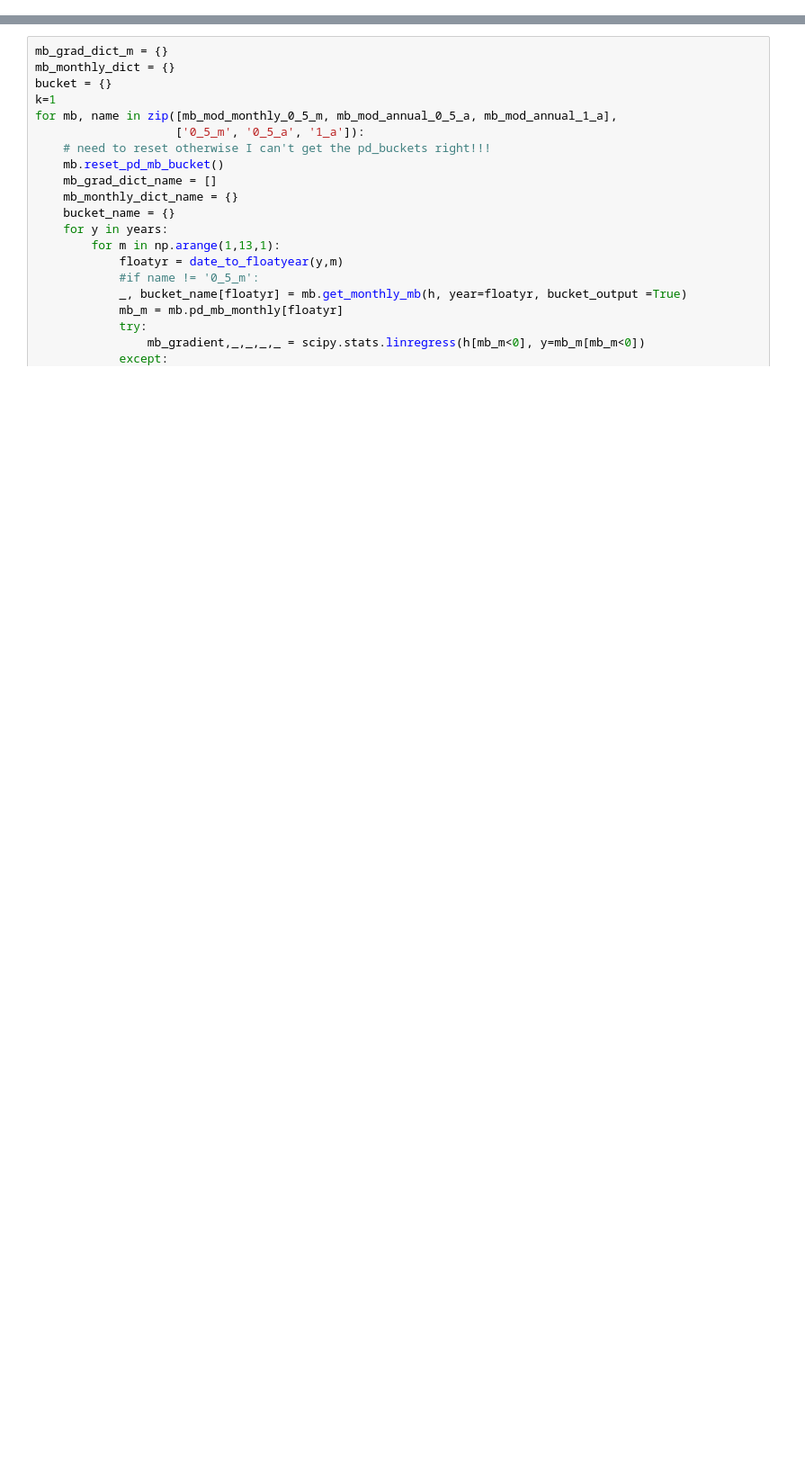
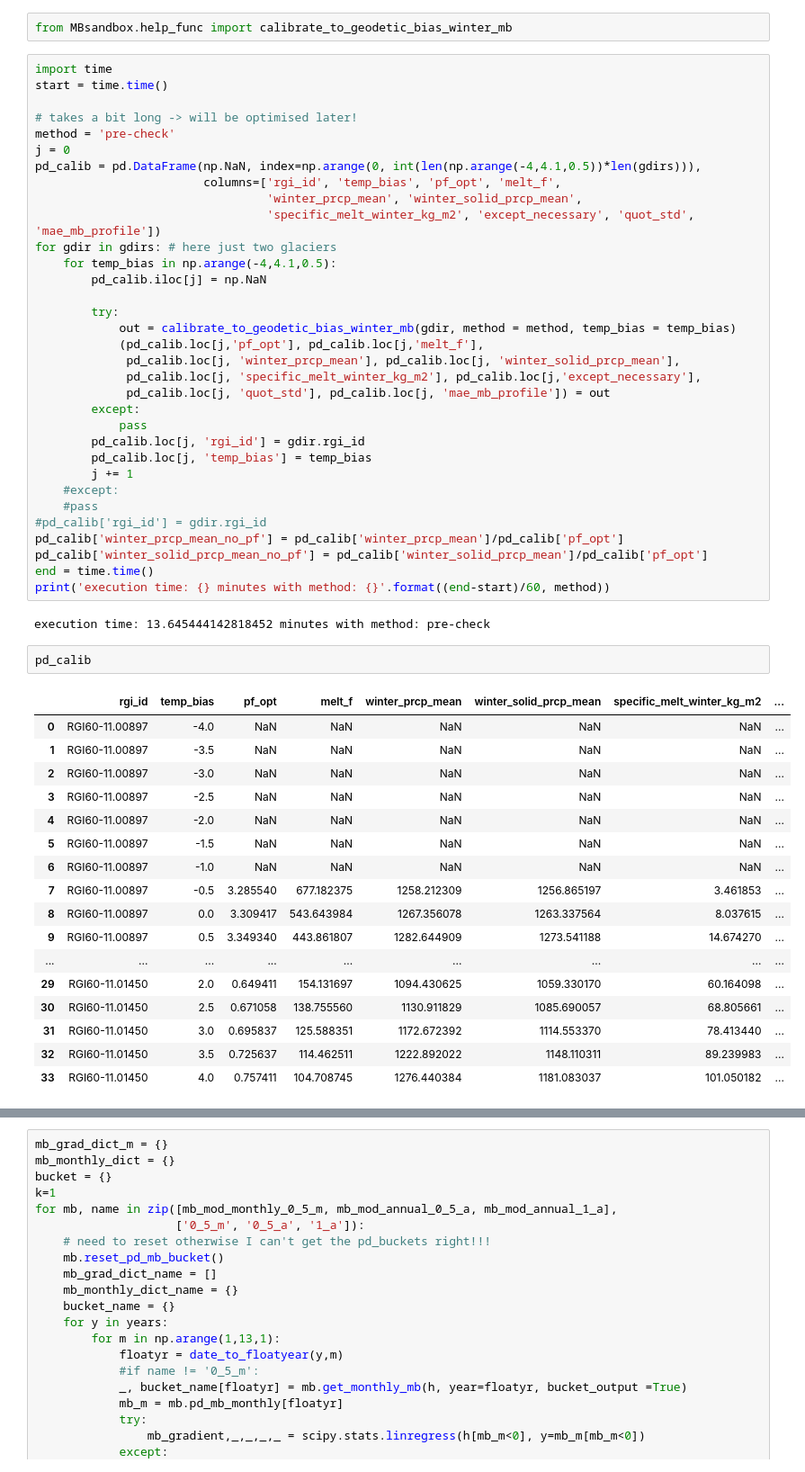
Before and after one commit to OGGM/massbalance-sandbox, a Jupyter notebook: docs/surface_type_distinction/oggm_sfc_type_bucket.ipynb, the cells around one changed output, grey strips where cells are left out. Shown at 90% size. Saved outputs shown, nothing was run; the diff lists cells and outputs as text; blank space fills up the shorter version.

```diff
--- a/docs/surface_type_distinction/oggm_sfc_type_bucket.ipynb
+++ b/docs/surface_type_distinction/oggm_sfc_type_bucket.ipynb
@@ -232,0 +521,57 @@ for mb, name in zip([mb_mod_monthly_0_5_m, mb_mod_annual_0_5_a, mb_mod_annual_1_
+# %%
+from MBsandbox.help_func import calibrate_to_geodetic_bias_winter_mb
+# %%
+import time
+start = time.time()
+
+# takes a bit long -> will be optimised later!
+method = 'pre-check'
+j = 0
+pd_calib = pd.DataFrame(np.NaN, index=np.arange(0, int(len(np.arange(-4,4.1,0.5))*len(gdirs))),
+                        columns=['rgi_id', 'temp_bias', 'pf_opt', 'melt_f',
+                                 'winter_prcp_mean', 'winter_solid_prcp_mean',
+                                 'specific_melt_winter_kg_m2', 'except_necessary', 'quot_std', 'mae_mb_profile'])
+for gdir in gdirs: # here just two glaciers
+    for temp_bias in np.arange(-4,4.1,0.5):
+        pd_calib.iloc[j] = np.NaN
+
+        try:
+            out = calibrate_to_geodetic_bias_winter_mb(gdir, method = method, temp_bias = temp_bias)
+            (pd_calib.loc[j,'pf_opt'], pd_calib.loc[j,'melt_f'],
+             pd_calib.loc[j, 'winter_prcp_mean'], pd_calib.loc[j, 'winter_solid_prcp_mean'],
+             pd_calib.loc[j, 'specific_melt_winter_kg_m2'], pd_calib.loc[j,'except_necessary'],
+             pd_calib.loc[j, 'quot_std'], pd_calib.loc[j, 'mae_mb_profile']) = out
+        except:
+            pass
+        pd_calib.loc[j, 'rgi_id'] = gdir.rgi_id
+        pd_calib.loc[j, 'temp_bias'] = temp_bias
+        j += 1
+    #except:
+    #pass
+#pd_calib['rgi_id'] = gdir.rgi_id
+pd_calib['winter_prcp_mean_no_pf'] = pd_calib['winter_prcp_mean']/pd_calib['pf_opt']
+pd_calib['winter_solid_prcp_mean_no_pf'] = pd_calib['winter_solid_prcp_mean']/pd_calib['pf_opt']
+end = time.time()
+print('execution time: {} minutes with method: {}'.format((end-start)/60, method))
+# %% [output]
+execution time: 13.645444142818452 minutes with method: pre-check
+# %%
+pd_calib
+# %% [output]
+|  | rgi_id | temp_bias | pf_opt | melt_f | winter_prcp_mean | winter_solid_prcp_mean | specific_melt_winter_kg_m2 | ... |
+| 0 | RGI60-11.00897 | -4.0 | NaN | NaN | NaN | NaN | NaN | ... |
+| 1 | RGI60-11.00897 | -3.5 | NaN | NaN | NaN | NaN | NaN | ... |
+| 2 | RGI60-11.00897 | -3.0 | NaN | NaN | NaN | NaN | NaN | ... |
+| 3 | RGI60-11.00897 | -2.5 | NaN | NaN | NaN | NaN | NaN | ... |
+| 4 | RGI60-11.00897 | -2.0 | NaN | NaN | NaN | NaN | NaN | ... |
+| 5 | RGI60-11.00897 | -1.5 | NaN | NaN | NaN | NaN | NaN | ... |
+| 6 | RGI60-11.00897 | -1.0 | NaN | NaN | NaN | NaN | NaN | ... |
+| 7 | RGI60-11.00897 | -0.5 | 3.285540 | 677.182375 | 1258.212309 | 1256.865197 | 3.461853 | ... |
+| 8 | RGI60-11.00897 | 0.0 | 3.309417 | 543.643984 | 1267.356078 | 1263.337564 | 8.037615 | ... |
+| 9 | RGI60-11.00897 | 0.5 | 3.349340 | 443.861807 | 1282.644909 | 1273.541188 | 14.674270 | ... |
+| ... | ... | ... | ... | ... | ... | ... | ... | ... |
+| 29 | RGI60-11.01450 | 2.0 | 0.649411 | 154.131697 | 1094.430625 | 1059.330170 | 60.164098 | ... |
+| 30 | RGI60-11.01450 | 2.5 | 0.671058 | 138.755560 | 1130.911829 | 1085.690057 | 68.805661 | ... |
+| 31 | RGI60-11.01450 | 3.0 | 0.695837 | 125.588351 | 1172.672392 | 1114.553370 | 78.413440 | ... |
+| 32 | RGI60-11.01450 | 3.5 | 0.725637 | 114.462511 | 1222.892022 | 1148.110311 | 89.239983 | ... |
+| 33 | RGI60-11.01450 | 4.0 | 0.757411 | 104.708745 | 1276.440384 | 1181.083037 | 101.050182 | ... |
```
Also changed, not shown: parts of 57 cells of this notebook, 18 other files.
